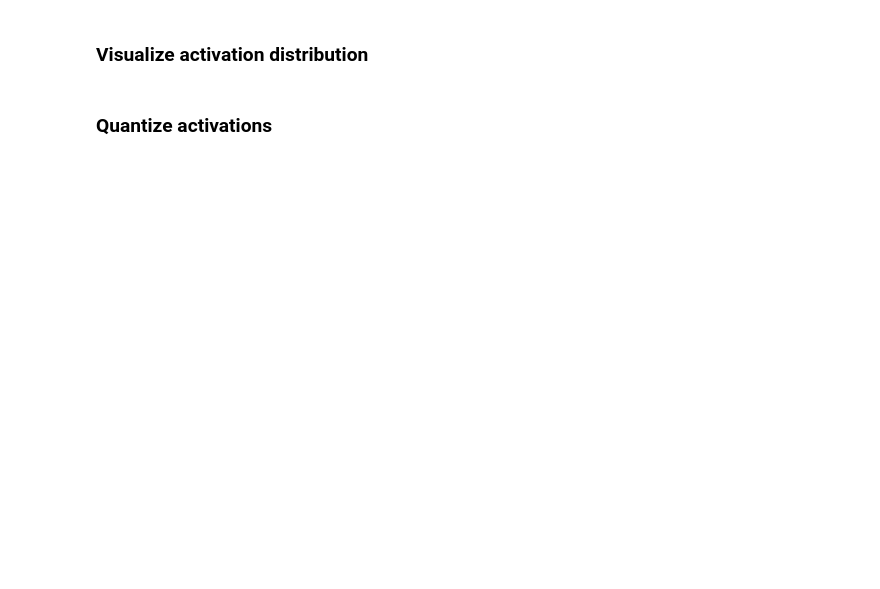
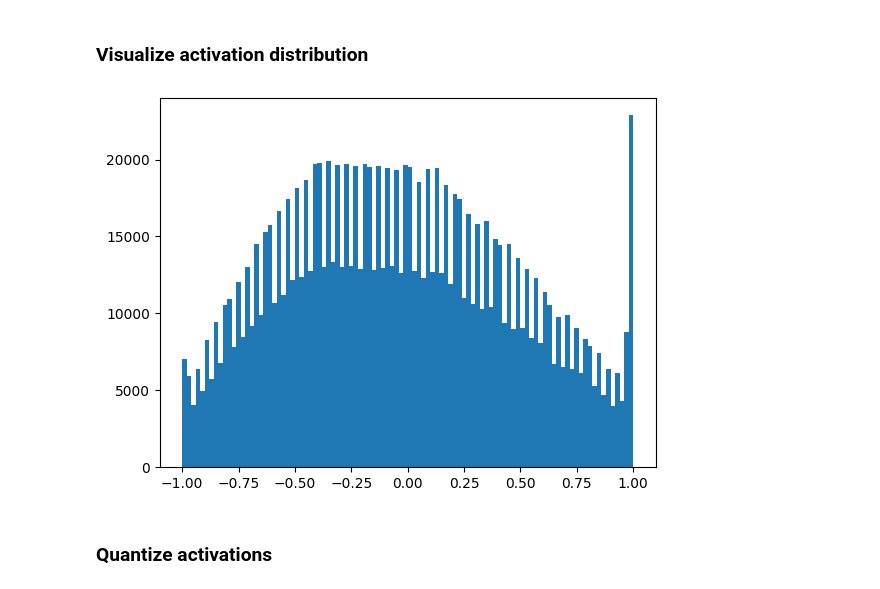
Before and after one commit to miguelJalube/labos_IAA, a Jupyter notebook: lab4/Lab4_donnée.ipynb, the cells around one changed output. Saved outputs shown, nothing was run; the diff lists cells and outputs as text; code cells hidden in the pictures; blank space fills up the shorter version.

```diff
--- a/lab4/Lab4_donnée.ipynb
+++ b/lab4/Lab4_donnée.ipynb
@@ -243,9 +362,13 @@ net_q3.profile_activations = False
 # %%
 # ADD YOUR CODE HERE: to plot activation distribution
 # You can access the activation matrice like this:
-# net_q3.input_activations
-# net_q3.conv1_activations
-# ....
+net_q3.input_activations
+net_q3.conv1.activations
+
+plt.hist(net_q3.input_activations, bins=100)
+plt.show()
+# %% [output]
+[figure, added]
 # %% [markdown]
 ### Quantize activations
 # %%
```
Also changed, not shown: parts of 10 cells of this notebook, 1 other file.
